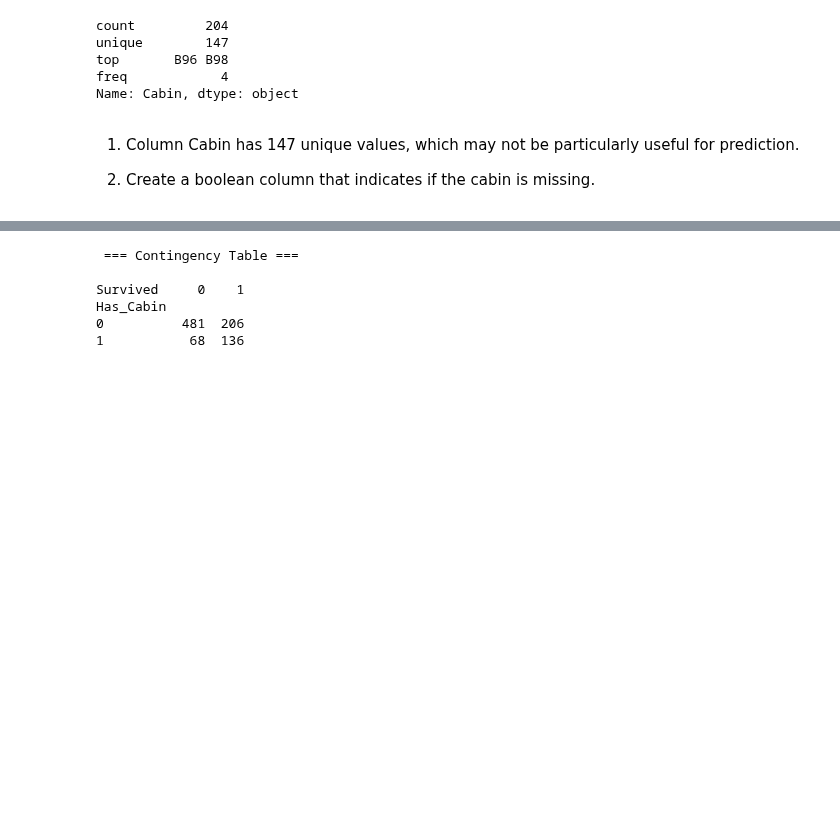
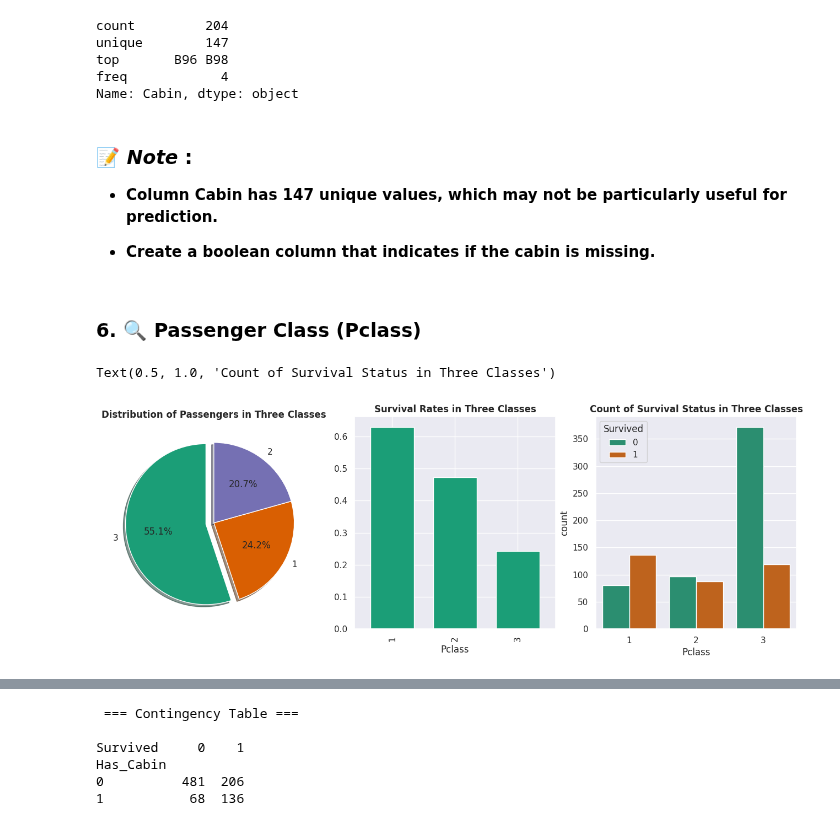
Before and after one commit to yigaai/StoryTelling_with_Data_myTelescope, a Jupyter notebook: titanic-survival-prediction.ipynb, the cells around one changed output, grey strips where cells are left out. Cells and saved outputs as stored; diff of their text form; code cells hidden in the pictures; blank space fills up the shorter version.

Commit message:
Kaggle Notebook | Reconstructing Survival Portraits through Data  | Titanic_Survival_Prediction

```diff
--- a/titanic-survival-prediction.ipynb
+++ b/titanic-survival-prediction.ipynb
@@ -343,6 +390,41 @@ top       B96 B98
 freq            4
 Name: Cabin, dtype: object
 # %% [markdown]
-1. Column Cabin has 147 unique values, which may not be particularly useful for prediction.
+### 📝 ***Note*** :
 
-2. Create a boolean column that indicates if the cabin is missing.
+* **Column Cabin has 147 unique values, which may not be particularly useful for prediction.**
+
+* **Create a boolean column that indicates if the cabin is missing.**
+# %% [markdown]
+### 6. 🔍 **Passenger Class (Pclass)**
+# %%
+fig, axes = plt.subplots(1,3, figsize=(16,5))
+
+df['Pclass'].value_counts().plot(kind='pie',
+                                 autopct='%1.1f%%',
+                                 startangle=90,
+                                 explode=[0.1,0,0],
+                                 shadow=True,
+                                 ax=axes[0])
+axes[0].set_ylabel('')
+axes[0].set_title('Distribution of Passengers in Three Classes',
+                  fontweight='bold')
+
+
+df.groupby('Pclass')['Survived'].mean().plot(kind='bar',
+                                             width=0.7,
+                                             ax=axes[1])
+
+axes[1].set_title('Survival Rates in Three Classes',
+                  fontweight='bold')
+
+
+sns.countplot(data=df,
+             x='Pclass',
+             hue='Survived',
+             ax=axes[2])
+axes[2].set_title('Count of Survival Status in Three Classes',
+                  fontweight='bold')
+# %% [output]
+Text(0.5, 1.0, 'Count of Survival Status in Three Classes')
+[figure, added]
```
Also changed, not shown: parts of 95 cells of this notebook.
